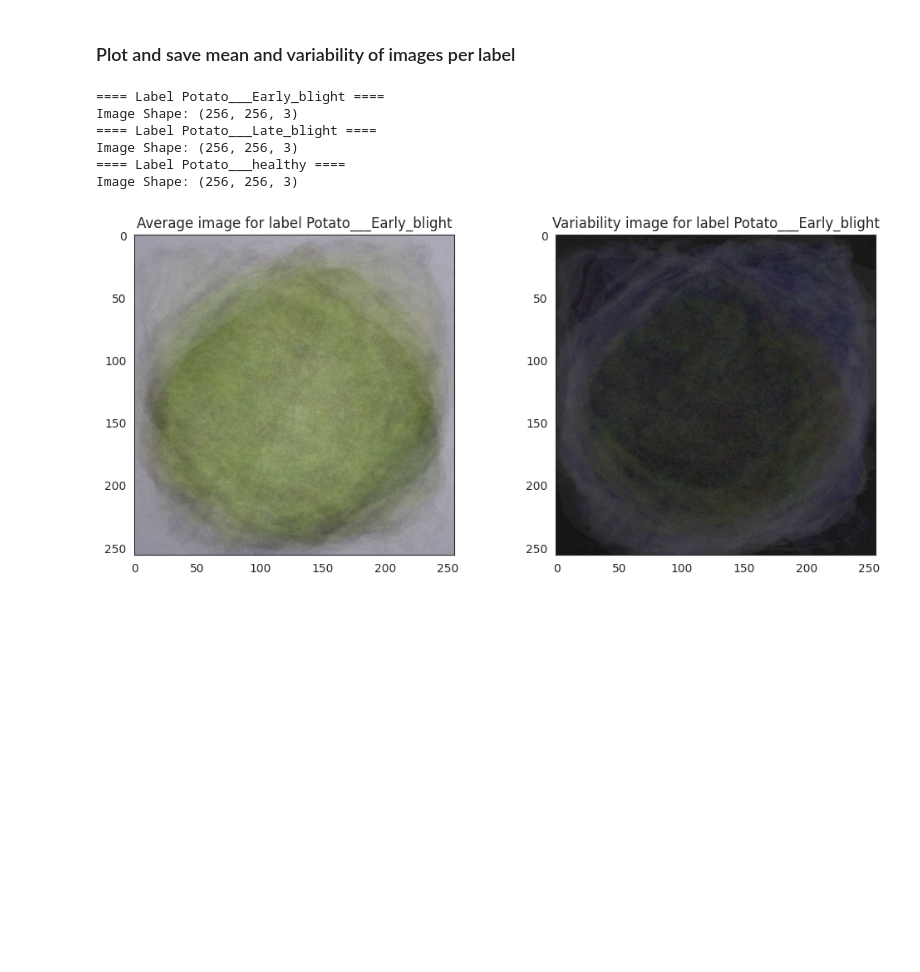
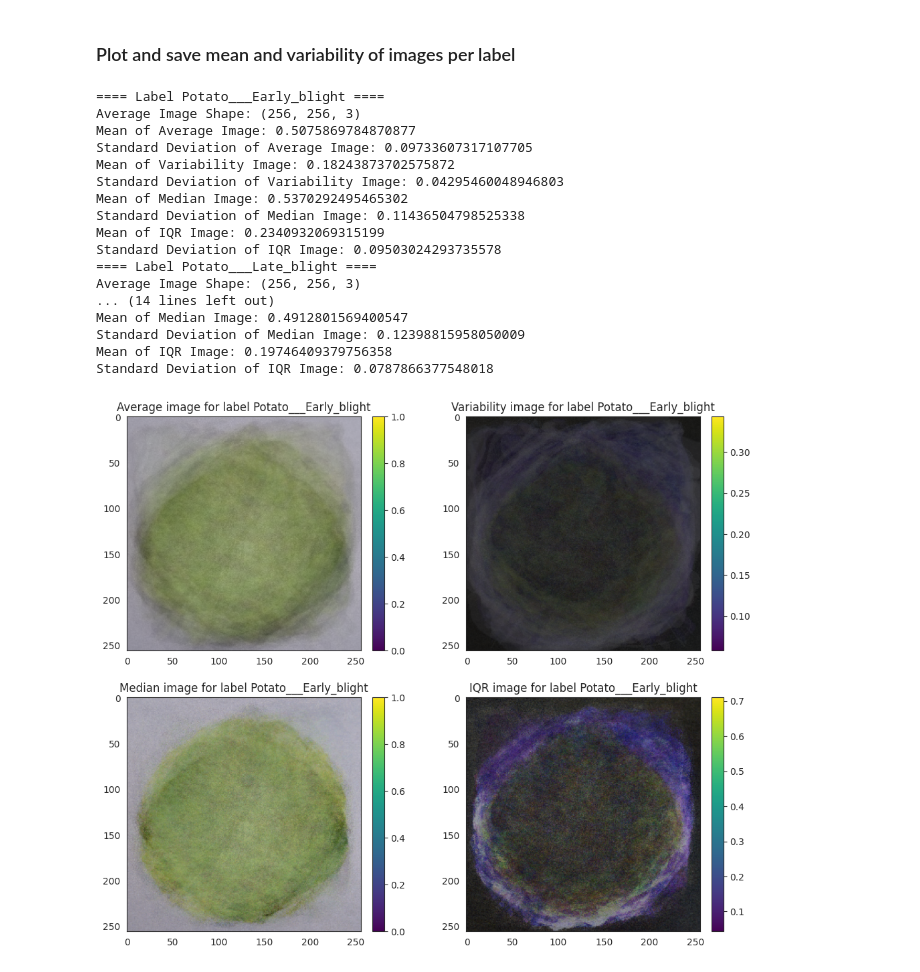
Before and after one commit to CharlieMcGoldrick/ci-ms5-spudscan, a Jupyter notebook: jupyter_notebooks/02 - DataVisualization.ipynb, the cells around one changed output. Saved outputs shown, nothing was run; the diff lists cells and outputs as text; code cells hidden in the pictures; blank space fills up the shorter version.

Commit message:
Feat: improve plotting with median and iqr plots

```diff
--- a/jupyter_notebooks/02 - DataVisualization.ipynb
+++ b/jupyter_notebooks/02 - DataVisualization.ipynb
@@ -260,12 +292,23 @@ def plot_mean_variability_per_labels(x, y, figsize=(12, 5), save_image=False):
             plt.show()
             print("\n")
 # %%
-plot_mean_variability_per_labels(x=x, y=y, figsize=(12, 5), save_image=True)
+plot_mean_variability_median_iqr_per_labels(x=x, y=y, figsize=(12, 10), save_image=True, n_images_per_label=30, color_map='viridis')
 # %% [output]
 ==== Label Potato___Early_blight ====
-Image Shape: (256, 256, 3)
+Average Image Shape: (256, 256, 3)
+Mean of Average Image: 0.5075869784870877
+Standard Deviation of Average Image: 0.09733607317107705
+Mean of Variability Image: 0.18243873702575872
+Standard Deviation of Variability Image: 0.04295460048946803
+Mean of Median Image: 0.5370292495465302
+Standard Deviation of Median Image: 0.11436504798525338
+Mean of IQR Image: 0.2340932069315199
+Standard Deviation of IQR Image: 0.09503024293735578
 ==== Label Potato___Late_blight ====
-Image Shape: (256, 256, 3)
-==== Label Potato___healthy ====
-Image Shape: (256, 256, 3)
+Average Image Shape: (256, 256, 3)
+... (14 lines left out)
+Mean of Median Image: 0.4912801569400547
+Standard Deviation of Median Image: 0.12398815958050009
+Mean of IQR Image: 0.19746409379756358
+Standard Deviation of IQR Image: 0.0787866377548018
-[figure, old version]
+[figure, new version]
```
Also changed, not shown: parts of 2 cells of this notebook.
